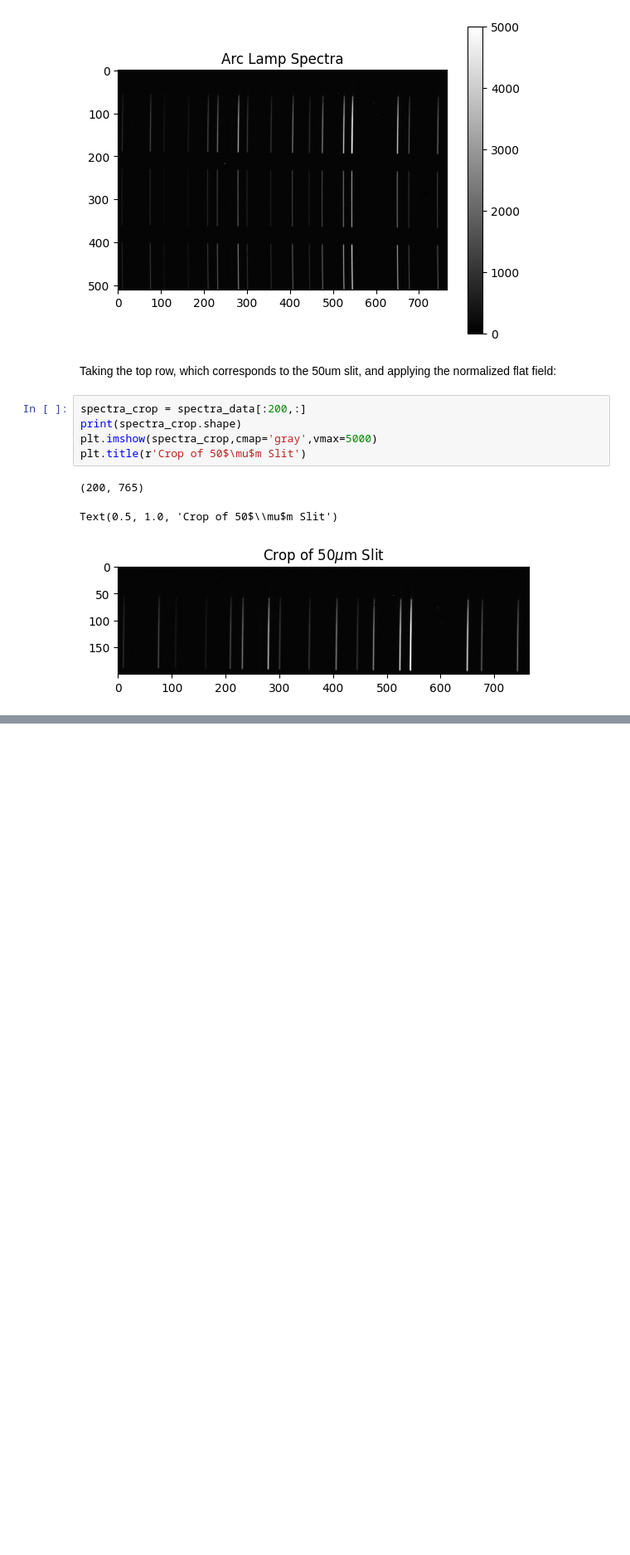
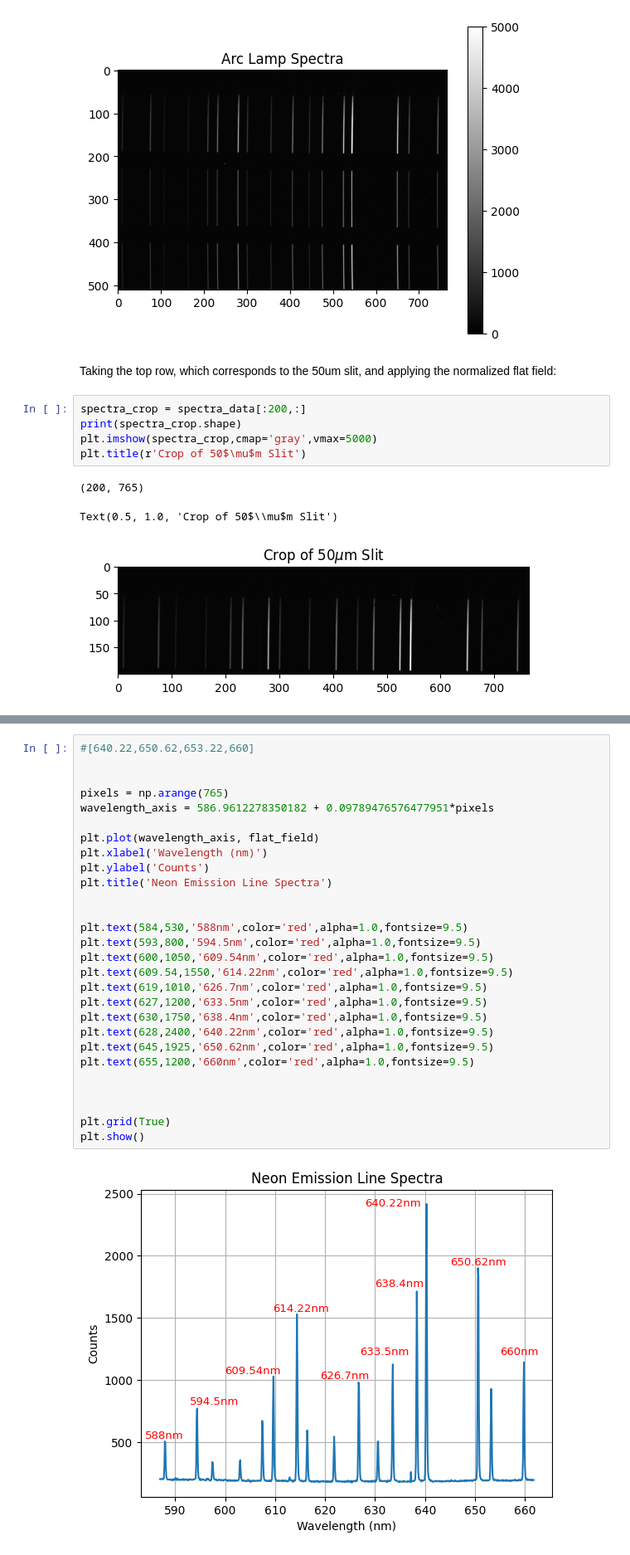
Before and after one commit to Efrain1013/AST_443, a Jupyter notebook: ryan_stuff/section_4_4.ipynb, the cells around one changed output, grey strips where cells are left out. Shown at 83% size. Saved outputs shown, nothing was run; the diff lists cells and outputs as text; blank space fills up the shorter version.

```diff
--- a/ryan_stuff/section_4_4.ipynb
+++ b/ryan_stuff/section_4_4.ipynb
@@ -178,0 +246,30 @@ Text(0.5, 1.0, 'Normalized Flat Field Applied to 50$\\mu$m Slit')
+# %%
+#[640.22,650.62,653.22,660]
+
+
+pixels = np.arange(765)
+wavelength_axis = 586.9612278350182 + 0.09789476576477951*pixels
+
+plt.plot(wavelength_axis, flat_field)
+plt.xlabel('Wavelength (nm)')
+plt.ylabel('Counts')
+plt.title('Neon Emission Line Spectra')
+
+
+plt.text(584,530,'588nm',color='red',alpha=1.0,fontsize=9.5)
+plt.text(593,800,'594.5nm',color='red',alpha=1.0,fontsize=9.5)
+plt.text(600,1050,'609.54nm',color='red',alpha=1.0,fontsize=9.5)
+plt.text(609.54,1550,'614.22nm',color='red',alpha=1.0,fontsize=9.5)
+plt.text(619,1010,'626.7nm',color='red',alpha=1.0,fontsize=9.5)
+plt.text(627,1200,'633.5nm',color='red',alpha=1.0,fontsize=9.5)
+plt.text(630,1750,'638.4nm',color='red',alpha=1.0,fontsize=9.5)
+plt.text(628,2400,'640.22nm',color='red',alpha=1.0,fontsize=9.5)
+plt.text(645,1925,'650.62nm',color='red',alpha=1.0,fontsize=9.5)
+plt.text(655,1200,'660nm',color='red',alpha=1.0,fontsize=9.5)
+
+
+
+plt.grid(True)
+plt.show()
+# %% [output]
+[figure, added]
```
Also changed, not shown: parts of 6 cells of this notebook.
